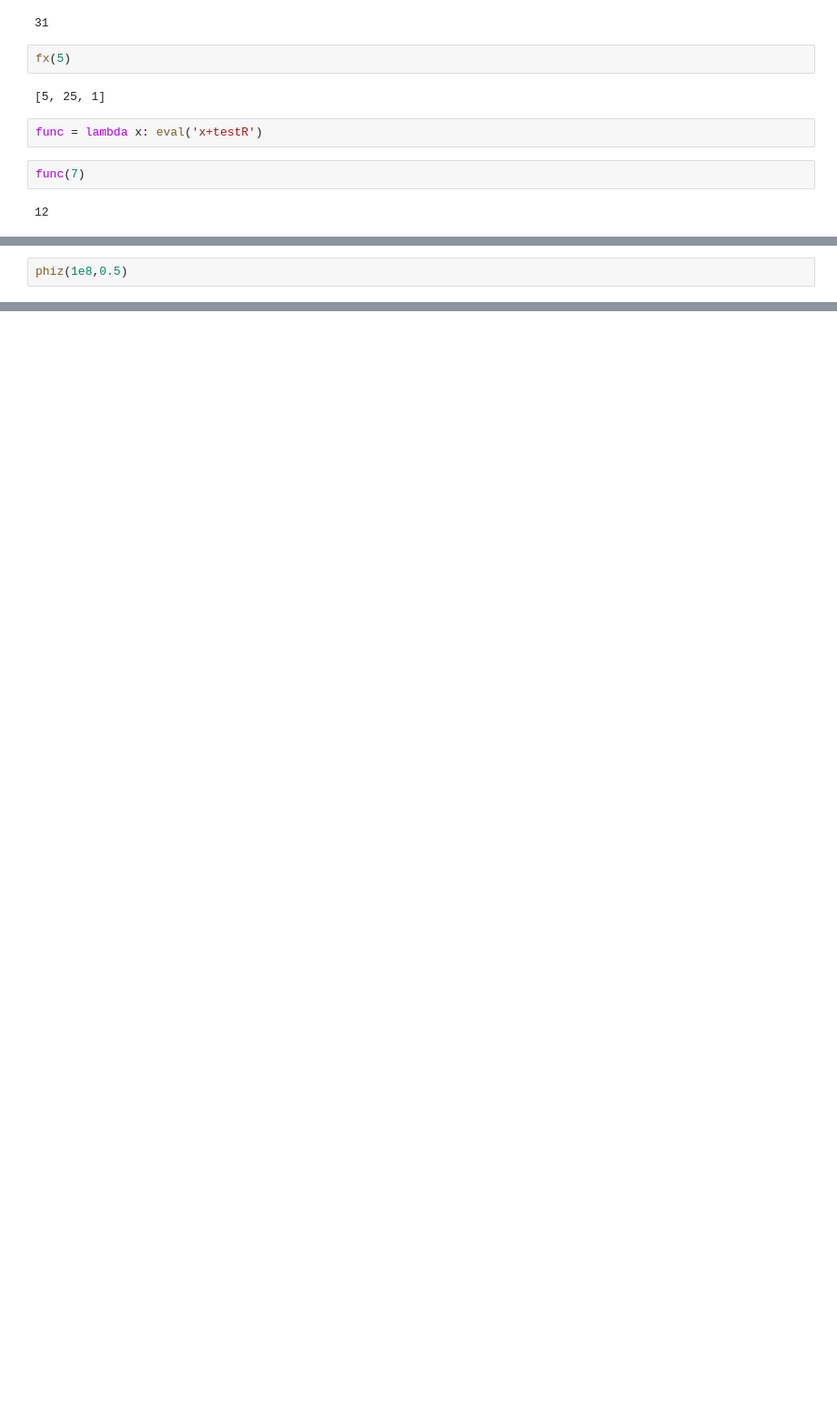
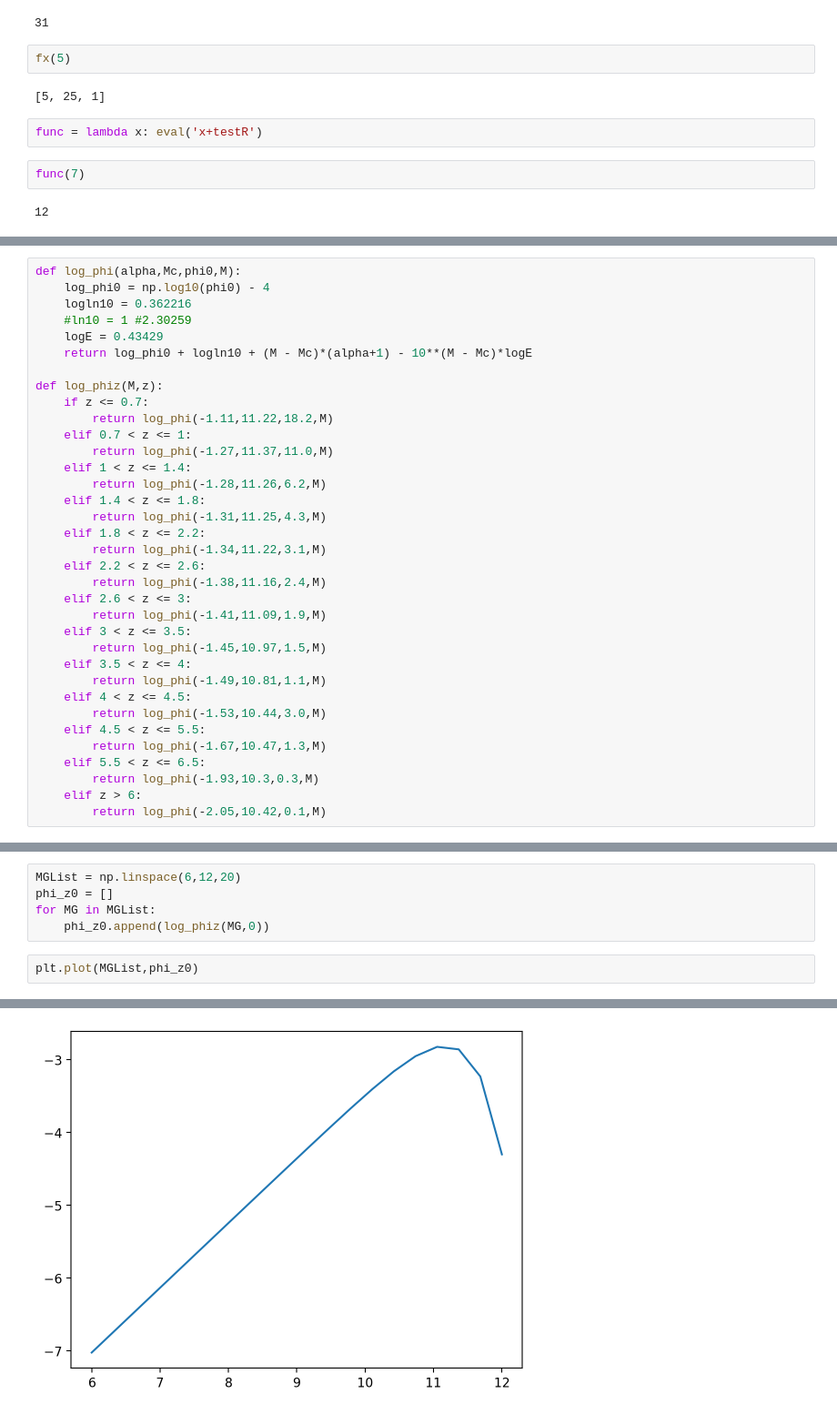
Before and after one commit to yenhsunlin/dsnbBDM, a Jupyter notebook: dsnbBDM.ipynb, the cells around one changed output, grey strips where cells are left out. Shown at 91% size. Saved outputs shown, nothing was run; the diff lists cells and outputs as text; blank space fills up the shorter version.

```diff
--- a/dsnbBDM.ipynb
+++ b/dsnbBDM.ipynb
@@ -1081,2 +1116,35 @@ def phiz(M,z):
 # %%
-phiz(1e8,0.5)
+def log_phi(alpha,Mc,phi0,M):
+    log_phi0 = np.log10(phi0) - 4
+    logln10 = 0.362216
+    #ln10 = 1 #2.30259
+    logE = 0.43429
+    return log_phi0 + logln10 + (M - Mc)*(alpha+1) - 10**(M - Mc)*logE
+
+def log_phiz(M,z):
+    if z <= 0.7:
+        return log_phi(-1.11,11.22,18.2,M)
+    elif 0.7 < z <= 1:
+        return log_phi(-1.27,11.37,11.0,M)
+    elif 1 < z <= 1.4:
+        return log_phi(-1.28,11.26,6.2,M)
+    elif 1.4 < z <= 1.8:
+        return log_phi(-1.31,11.25,4.3,M)
+    elif 1.8 < z <= 2.2:
+        return log_phi(-1.34,11.22,3.1,M)
+    elif 2.2 < z <= 2.6:
+        return log_phi(-1.38,11.16,2.4,M)
+    elif 2.6 < z <= 3:
+        return log_phi(-1.41,11.09,1.9,M)
+    elif 3 < z <= 3.5:
+        return log_phi(-1.45,10.97,1.5,M)
+    elif 3.5 < z <= 4:
+        return log_phi(-1.49,10.81,1.1,M)
+    elif 4 < z <= 4.5:
+        return log_phi(-1.53,10.44,3.0,M)
+    elif 4.5 < z <= 5.5:
+        return log_phi(-1.67,10.47,1.3,M)
+    elif 5.5 < z <= 6.5:
+        return log_phi(-1.93,10.3,0.3,M)
+    elif z > 6:
+        return log_phi(-2.05,10.42,0.1,M)
@@ -1084,0 +1151,8 @@ OverflowError: (34, 'Numerical result out of range')
+# %%
+MGList = np.linspace(6,12,20)
+phi_z0 = []
+for MG in MGList:
+    phi_z0.append(log_phiz(MG,0))
+# %%
+plt.plot(MGList,phi_z0)
+# %% [output]
@@ -1084,0 +1160 @@ OverflowError: (34, 'Numerical result out of range')
+[figure, added]
```
Also changed, not shown: parts of 19 cells of this notebook, 7 other files.
